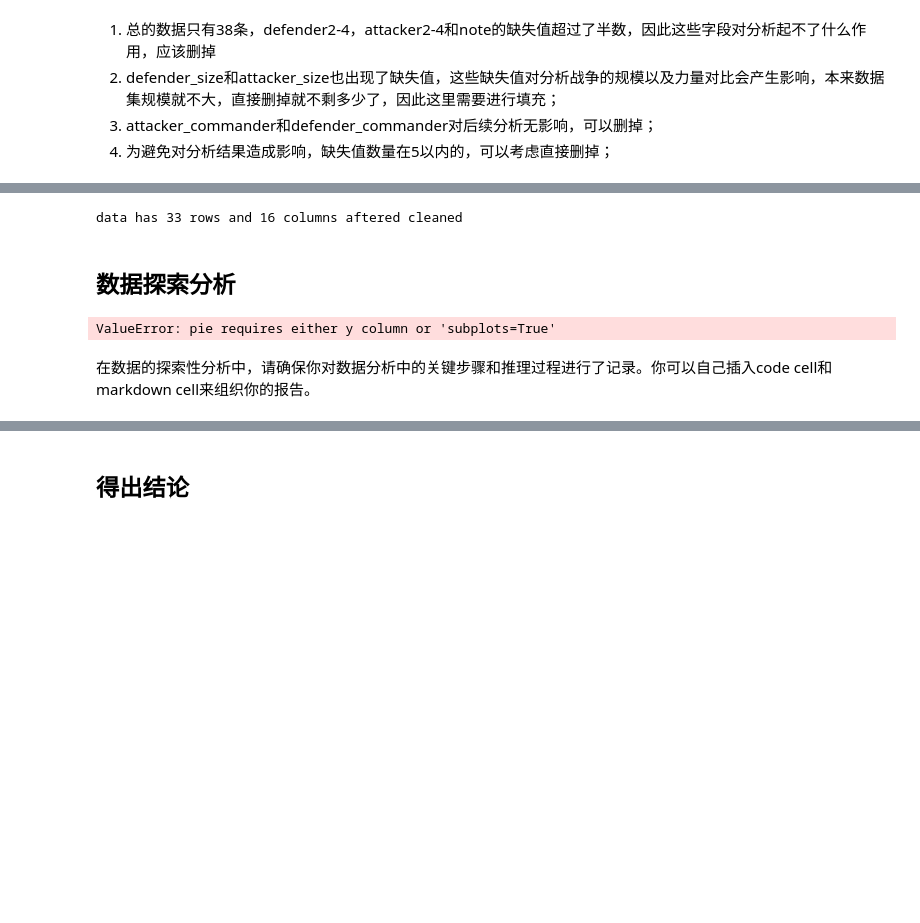
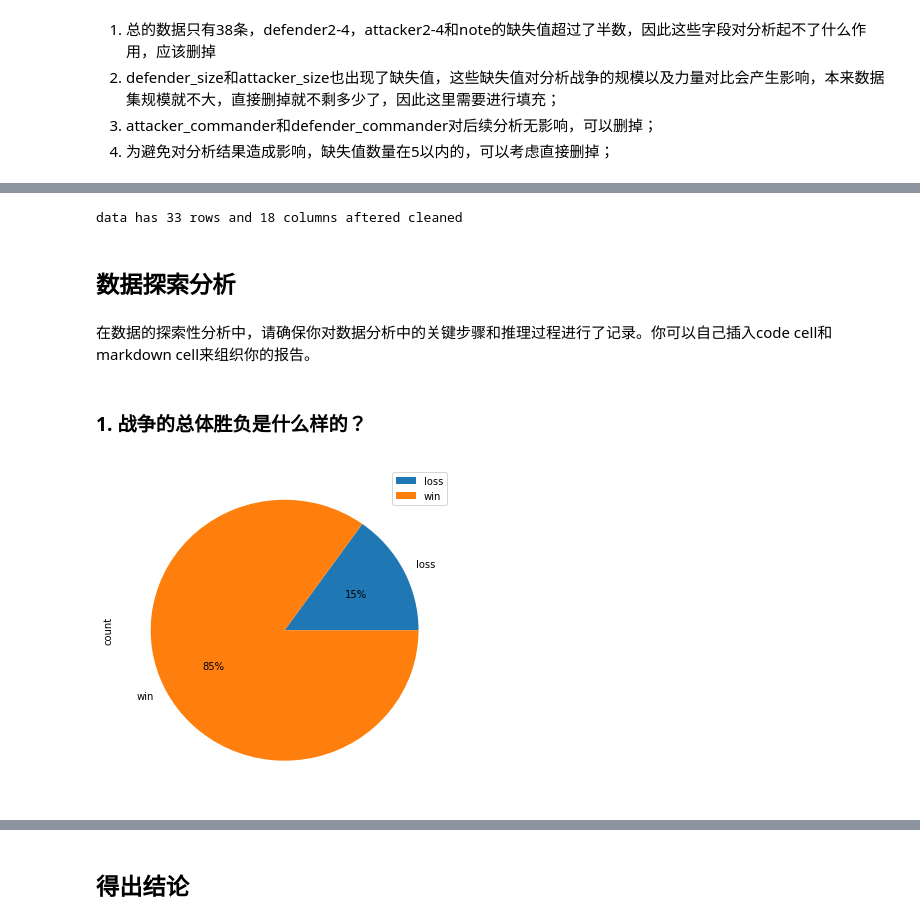
Before and after one commit to leesper/become-data-analyst, a Jupyter notebook: P8_GameOfThrones/Game_of_thrones_battle_analysis.ipynb, the cells around one changed output, grey strips where cells are left out. Drawn from its saved outputs; the diff is of its cells as text; code cells hidden in the pictures; blank space fills up the shorter version.

```diff
--- a/P8_GameOfThrones/Game_of_thrones_battle_analysis.ipynb
+++ b/P8_GameOfThrones/Game_of_thrones_battle_analysis.ipynb
@@ -190,0 +169,4 @@ dtype: int64
+# %%
+battle_data_cleaned['major_loss'] = battle_data_cleaned['major_death'] + battle_data_cleaned['major_capture']
+battle_data_cleaned['relative_force'] = battle_data_cleaned['attacker_size'] > battle_data_cleaned['defender_size']
+battle_data_cleaned.isnull().sum()
@@ -191,13 +193,15 @@ dtype: int64
 # %%
 print('data has {} rows and {} columns aftered cleaned'.format(*battle_data_cleaned.shape))
 # %% [output]
-data has 33 rows and 16 columns aftered cleaned
+data has 33 rows and 18 columns aftered cleaned
 # %% [markdown]
 ## 数据探索分析
-# %%
-# In exploratory data analysis, please make sure of using statistics and visualizations
-battle_data_cleaned.groupby(['attacker_outcome']).agg(['count'])['battle_number'].plot(kind='pie')
-# %% [output]
-ValueError: pie requires either y column or 'subplots=True'
 # %% [markdown]
 在数据的探索性分析中，请确保你对数据分析中的关键步骤和推理过程进行了记录。你可以自己插入code cell和markdown cell来组织你的报告。
+# %% [markdown]
+### 1. 战争的总体胜负是什么样的？
+# %%
+# In exploratory data analysis, please make sure of using statistics and visualizations
+battle_data_cleaned.groupby(['attacker_outcome']).agg(['count'])['battle_number'].plot(kind='pie', autopct='%1.0f%%', subplots=True, figsize=(6, 6));
+# %% [output]
+[figure, added]
```
Also changed, not shown: parts of 23 cells of this notebook, 1 other file.
